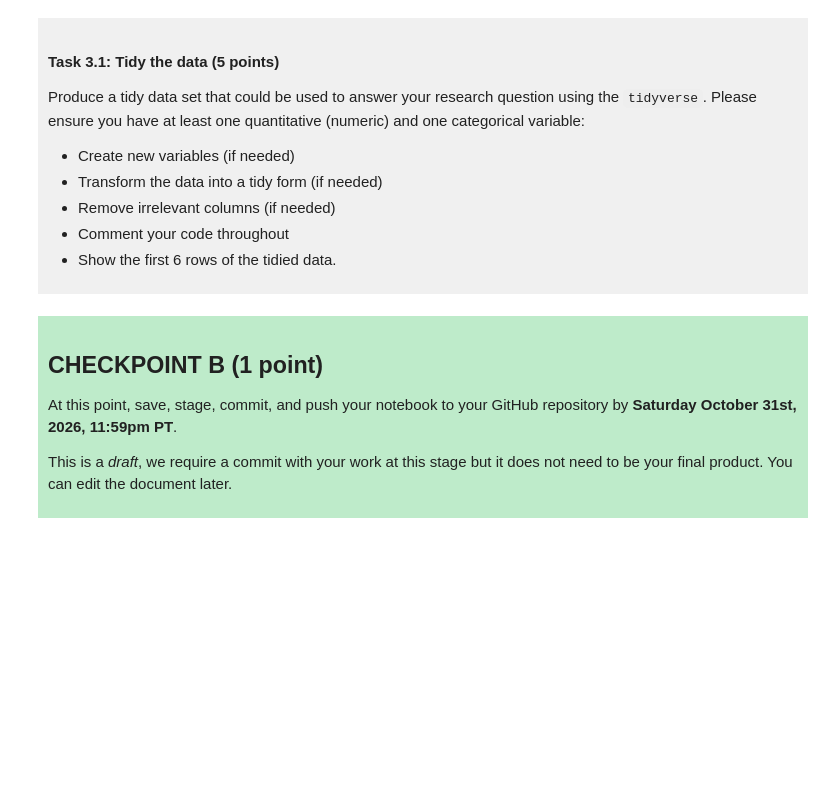
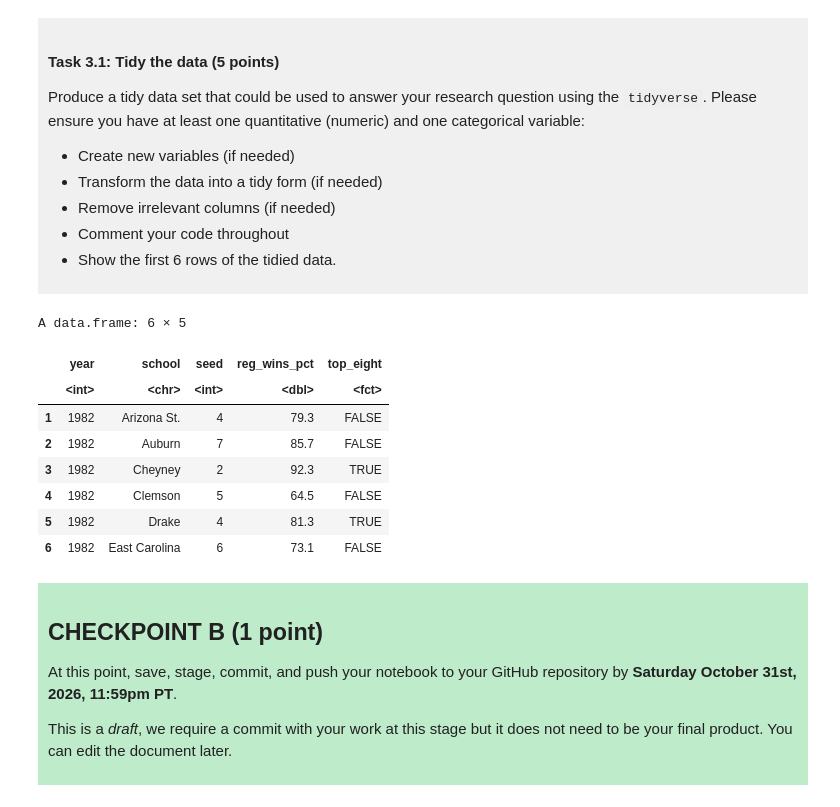
Before and after one commit to ChloeZhangytq/dsci-100-project-Chloe-Zhang, a Jupyter notebook: dsci-100-project-notebook.ipynb, the cells around one changed output. Cells and saved outputs as stored; diff of their text form; code cells hidden in the pictures; blank space fills up the shorter version.

```diff
--- a/dsci-100-project-notebook.ipynb
+++ b/dsci-100-project-notebook.ipynb
@@ -189,7 +201,35 @@ Produce a tidy data set that could be used to answer your research question usin
 
 </div>
 # %%
-### EDIT THIS CODE CELL ###
+# Load the tidyverse package
+library(tidyverse)
+
+# Select the variables needed
+tidy_march_madness <- march_madness |>
+    select(year, school, seed, reg_wins_pct, tourney_finish) |>
+
+    # Remove rows with missing values in the relevant columns
+    filter(!is.na(seed),
+           !is.na(reg_wins_pct),
+           !is.na(tourney_finish)) |>
+
+    # Create a categorical variable for eaching the top eight
+    mutate(top_eight = as_factor(tourney_finish %in% c("top_8_loss", "top_4_loss","top_2_loss","champ"))) |>
+    # Remove the original tournament finish column
+    select(year, school, seed, reg_wins_pct, top_eight)
+
+# Display the first six rows
+head(tidy_march_madness)
+# %% [output]
+A data.frame: 6 × 5
+|  | year | school | seed | reg_wins_pct | top_eight |
+|  | <int> | <chr> | <int> | <dbl> | <fct> |
+| 1 | 1982 | Arizona St. | 4 | 79.3 | FALSE |
+| 2 | 1982 | Auburn | 7 | 85.7 | FALSE |
+| 3 | 1982 | Cheyney | 2 | 92.3 | TRUE |
+| 4 | 1982 | Clemson | 5 | 64.5 | FALSE |
+| 5 | 1982 | Drake | 4 | 81.3 | TRUE |
+| 6 | 1982 | East Carolina | 6 | 73.1 | FALSE |
 # %% [markdown]
 <div style="background-color: #beebca; padding: 10px;">
 
```
Also changed, not shown: parts of 3 cells of this notebook.
